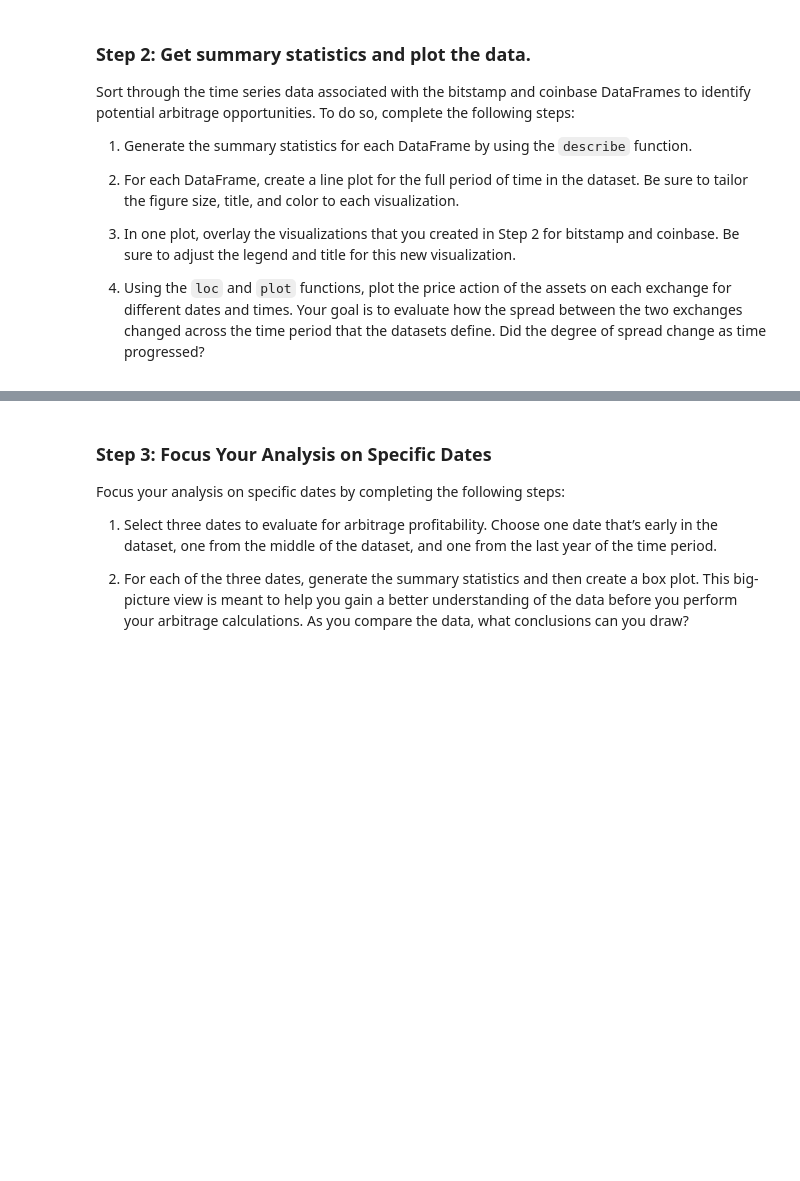
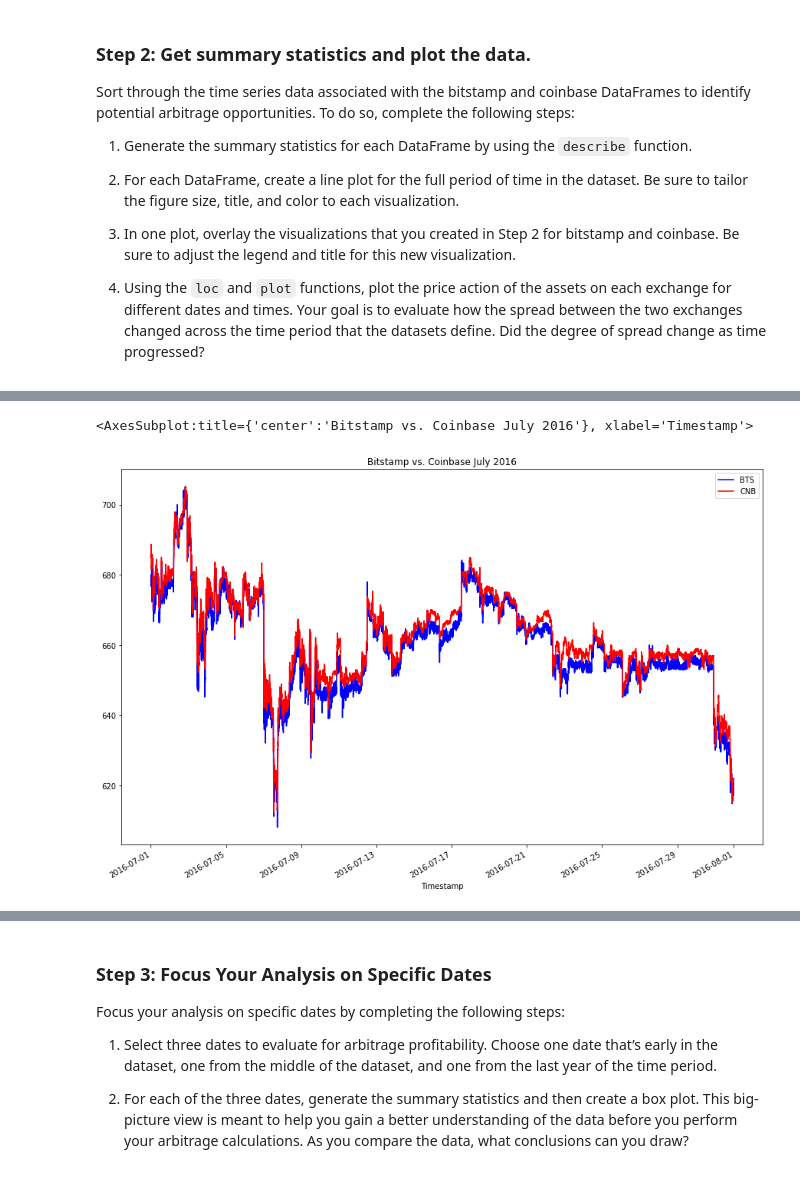
Before and after one commit to JonahLeggett/Bitcoin_Arbitrage_Analysis, a Jupyter notebook: crypto_arbitrage.ipynb, the cells around one changed output, grey strips where cells are left out. Cells and saved outputs as stored; diff of their text form; code cells hidden in the pictures; blank space fills up the shorter version.

```diff
--- a/crypto_arbitrage.ipynb
+++ b/crypto_arbitrage.ipynb
@@ -314,8 +324,12 @@ bitstamp.plot[]
 # %%
 # Using the loc and plot functions, create an overlay plot that visualizes
 # the price action of both DataFrames for a one month period early in the dataset
 # Be sure to include the parameters: legend, figure size, title, and color and label
-# YOUR CODE HERE
+bitstamp['Close'].loc['2016-07-01' : '2016-07-31'].plot(legend=True, figsize=(15, 10), title="Bitstamp vs. Coinbase July 2016", color="blue", label="BTS")
+coinbase['Close'].loc['2016-07-01' : '2016-07-31'].plot(legend=True, figsize=(15, 10), color="red", label="CNB")
+# %% [output]
+<AxesSubplot:title={'center':'Bitstamp vs. Coinbase July 2016'}, xlabel='Timestamp'>
+[figure, added]
 # %%
 # Using the loc and plot functions, create an overlay plot that visualizes
 # the price action of both DataFrames for a one month period later in the dataset
```
Also changed, not shown: parts of 14 cells of this notebook.
